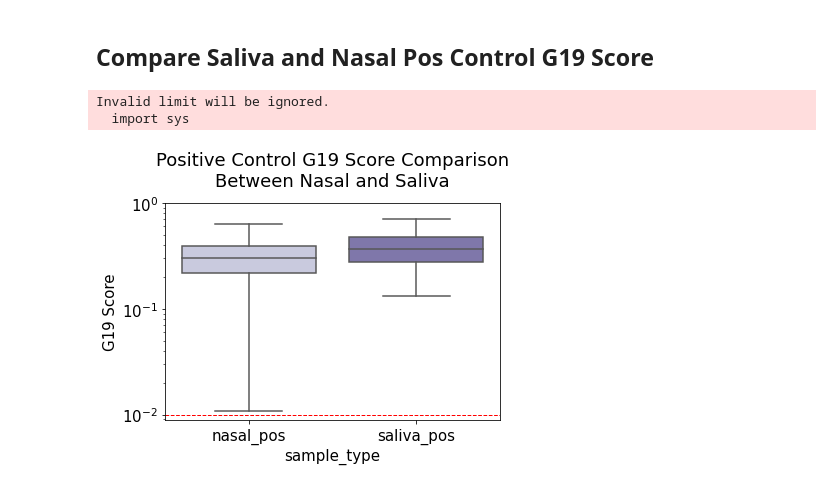
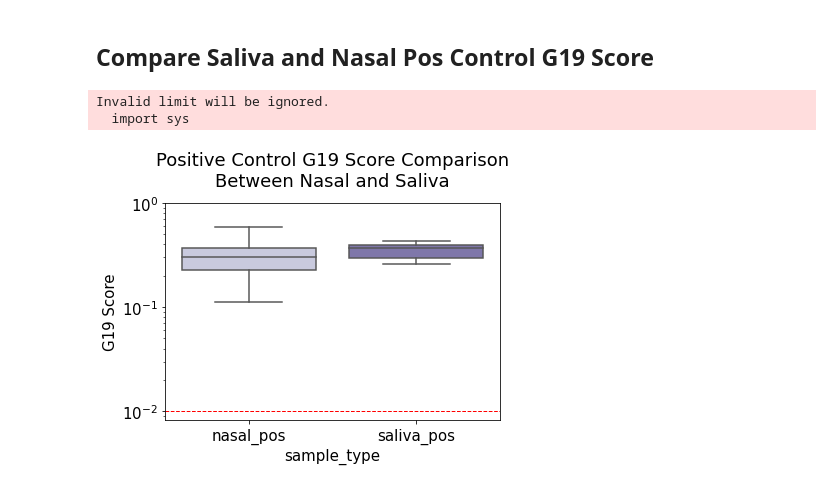
Before and after one commit to gh-bshih/g19_analysis, a Jupyter notebook: 201229_SpittoonStudyAllStars.ipynb, the cells around one changed output. Saved outputs shown, nothing was run; the diff lists cells and outputs as text; code cells hidden in the pictures.

```diff
--- a/201229_SpittoonStudyAllStars.ipynb
+++ b/201229_SpittoonStudyAllStars.ipynb
@@ -86,29 +86,30 @@ all_samples[all_samples['run_sample_id'].str.contains(r'\d{14}')]\
 # %% [markdown]
 ## Compare Saliva and Nasal Pos Control G19 Score
 # %%
-calls = pd.read_pickle('/ghds/groups/labdesk/bshih/c19dash/c19_dashboard/c19_read_counts.pickle').dropna(subset=['pos_tube_rack'])
+calls = pd.read_pickle('/ghds/groups/labdesk/bshih/c19dash/c19_dashboard/c19_call.pickle').dropna(subset=['pos_tube_rack'])
 samples = calls[calls['run_sample_id'].str.startswith(('G', 'H'), na=False)]
 samples = samples[~samples['run_sample_id'].str.startswith('Ht', na=False)]
 
 clin_rbp = samples[samples['runid'].str.contains(r'^2012.*$')].pos_tube_rack.str.split(':').str[0].unique()
 
 clin_pos = calls[calls['pos_tube_rack'].str.contains('|'.join(clin_rbp))].query("sample_type == 'Positive'").replace({'Positive':'nasal_pos'})
-saliva_pos = all_samples.query("sample_type == 'Positive'").replace({'Positive':'saliva_pos'})
+
+saliva_pos = calls[calls['pos_tube_rack'].str.contains('|'.join(RBP))].query("sample_type == 'Positive'").replace({'Positive':'saliva_pos'})
 
 both = pd.concat([clin_pos, saliva_pos])
 # %%
 matplotlib.rcParams.update({'font.size': 15})
 
-a = sns.boxplot(x='sample_type', y='covid_ratio', data=both, showfliers=False, palette="Purples")
+a = sns.boxplot(x='sample_type', y='median_covid_ratio', data=both, showfliers=False, palette="Purples")
 a.set_yscale('log')
 
 plt.axhline(y=0.01, color='r', linewidth=1, ls='--')
 plt.ylim(0,1)
 plt.ylabel('G19 Score')
 
 plt.title('Positive Control G19 Score Comparison\nBetween Nasal and Saliva', y=1.05)
 plt.show()
 # %% [output]
 Invalid limit will be ignored.
   import sys
-[figure, old version]
+[figure, new version]
```
